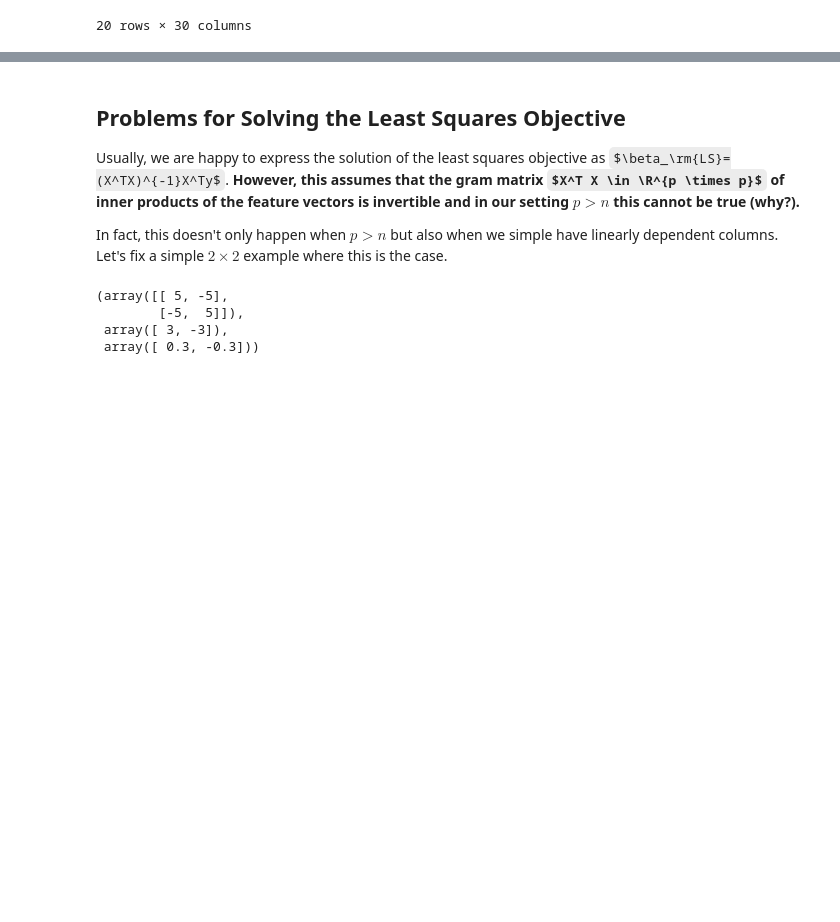
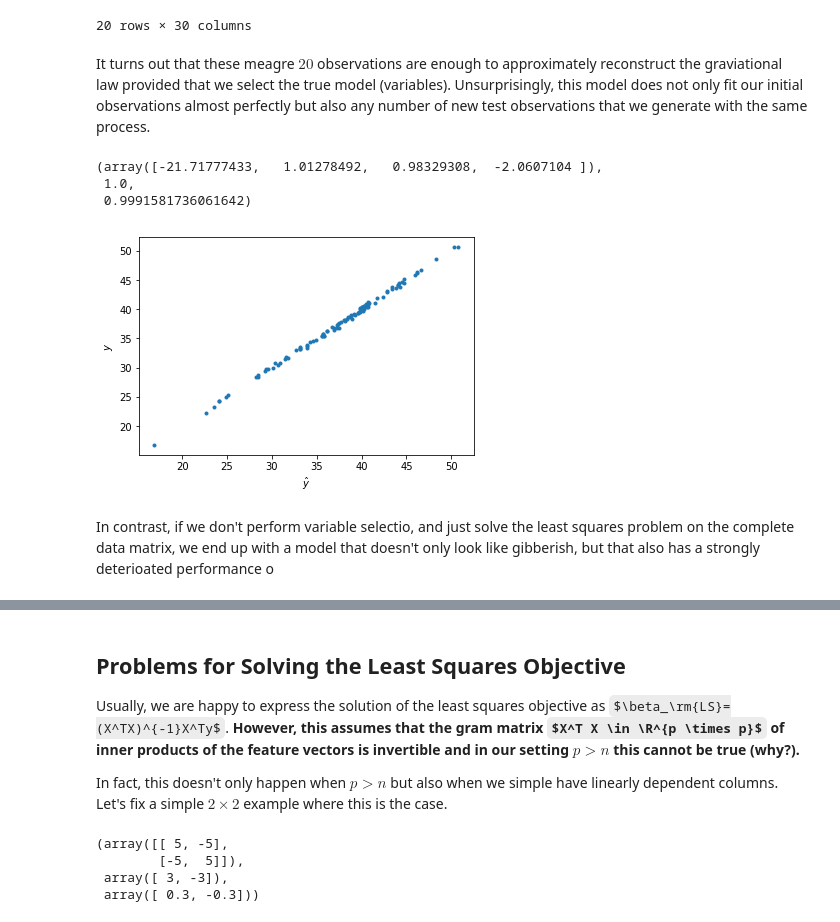
Before and after one commit to marioboley/learning_with_many_features, a Jupyter notebook: corr_learning.ipynb, the cells around one changed output, grey strips where cells are left out. Saved outputs shown, nothing was run; the diff lists cells and outputs as text; code cells hidden in the pictures; some formulas as TeX source; blank space fills up the shorter version.

Commit message:
visualisation of true and full least squares model performance

```diff
--- a/corr_learning.ipynb
+++ b/corr_learning.ipynb
@@ -152,3 +152,44 @@ planets
 | 18 | 37.984531 | 1.0 | 54.432711 | 57.066788 | 25.055130 | 25.539824 | 24.931135 | 24.862681 | 14.928085 | 15.505176 | ... | ... |
 | 19 | 32.223682 | 1.0 | 50.947426 | 55.197622 | 25.230603 | 25.464345 | 25.211859 | 25.209755 | 14.229202 | 15.230395 | ... | ... |
 20 rows × 30 columns
+# %% [markdown]
+It turns out that these meagre $20$ observations are enough to approximately reconstruct the graviational law provided that we select the true model (variables). Unsurprisingly, this model does not only fit our initial observations almost perfectly but also any number of new test observations that we generate with the same process.
+# %%
+from numpy.linalg import solve
+from numpy import mean as mu
+from numpy import transpose as t
+
+X = planets.iloc[:, 1:5]
+y = planets.F
+
+beta = solve(t(X)@X, t(X)@y)
+
+test = pd.DataFrame([observation() for i in range(100)])
+test = test.apply(log)
+X_test = test.iloc[:, 1:5]
+y_test = test.F
+
+mse_train = sum((X@beta - y)**2)
+var_train = sum((y - mu(y))**2)
+score_train = (1-mse/var)**0.5
+
+mse_test = sum((X_test@beta - y_test)**2)
+var_test = sum((y_test - mu(y_test))**2)
+score_test = (1-mse_test/var_test)**0.5
+
+beta, score_train, score_test
+# %% [output]
+(array([-21.71777433,   1.01278492,   0.98329308,  -2.0607104 ]),
+ 1.0,
+ 0.9991581736061642)
+# %%
+from matplotlib import pyplot as plt
+
+plt.scatter(X_test@beta, y_test, marker='.')
+plt.xlabel(r'$\hat{y}$')
+plt.ylabel('$y$')
+plt.show()
+# %% [output]
+[figure, added]
+# %% [markdown]
+In contrast, if we don't perform variable selectio, and just solve the least squares problem on the complete data matrix, we end up with a model that doesn't only look like gibberish, but that also has a strongly deterioated performance o
```
Also changed, not shown: parts of 7 cells of this notebook.
